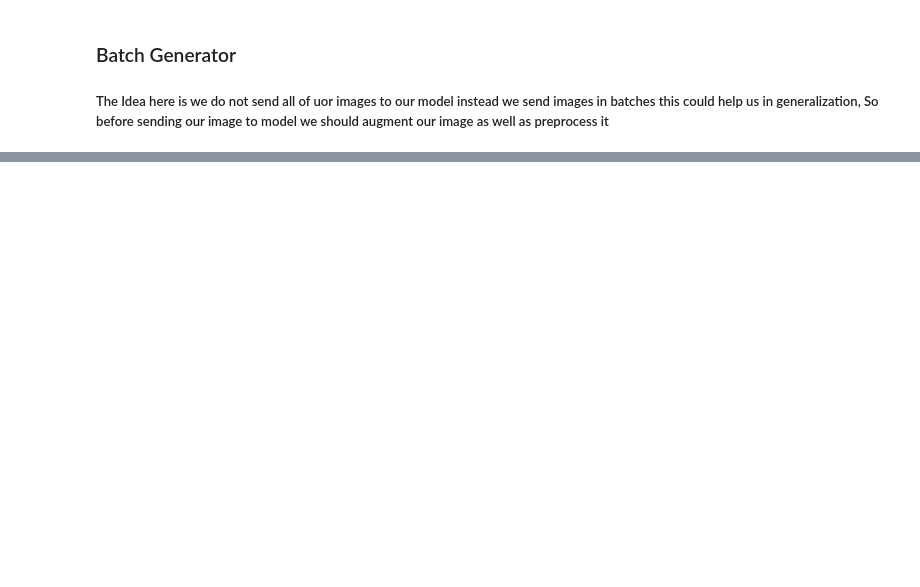
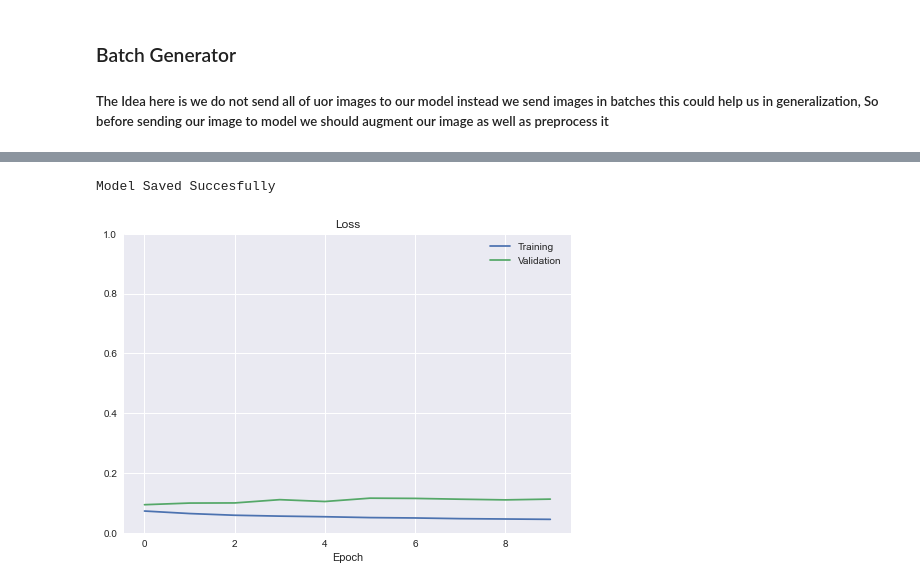
Before and after one commit to divyshri/Self-Driving-Car-Simulation-Using-Tensorflow, a Jupyter notebook: Self_Driving_Car_Simulation.ipynb, the cells around one changed output, grey strips where cells are left out. Drawn from its saved outputs; the diff is of its cells as text; code cells hidden in the pictures; blank space fills up the shorter version.

Commit message:
Training Completed

```diff
--- a/Self_Driving_Car_Simulation.ipynb
+++ b/Self_Driving_Car_Simulation.ipynb
@@ -179,7 +181,7 @@ def batchGenerator(imgPath, steerList, batchSize, Flag):
             imageBatch.append(img)
             steeringBatch.append(steering)
 
-        yield(np.asasrray(imageBatch),np.asasrray(steeringBatch))
+        yield(np.asarray(imageBatch),np.asarray(steeringBatch))
 # %%
 from tensorflow.keras.models import Sequential
 from tensorflow.keras.layers import Convolution2D,Dense,Flatten
@@ -221,5 +223,6 @@ Total params: 252,219
 Trainable params: 252,219
 Non-trainable params: 0
 _________________________________________________________________
-# %%
-model.fit(number_of_epochs=20)
+# %%
+history = model.fit(batchGenerator(xTrain,yTrain,100,1),steps_per_epoch=300,epochs=10,
+          validation_data=batchGenerator(xTest,yTest,100,0),validation_steps=200)
@@ -225,0 +250,14 @@ model.fit(number_of_epochs=20)
+# %%
+model.save('selfDriveModel.h5')
+print("Model Saved Succesfully")
+plt.style.use('seaborn')
+plt.plot(history.history['loss'])
+plt.plot(history.history['val_loss'])
+plt.legend(['Training','Validation'])
+plt.ylim(0,1)
+plt.title('Loss')
+plt.xlabel('Epoch')
+plt.show()
+# %% [output]
+Model Saved Succesfully
+[figure, added]
```
Also changed, not shown: parts of 9 cells of this notebook, 1 other file.
